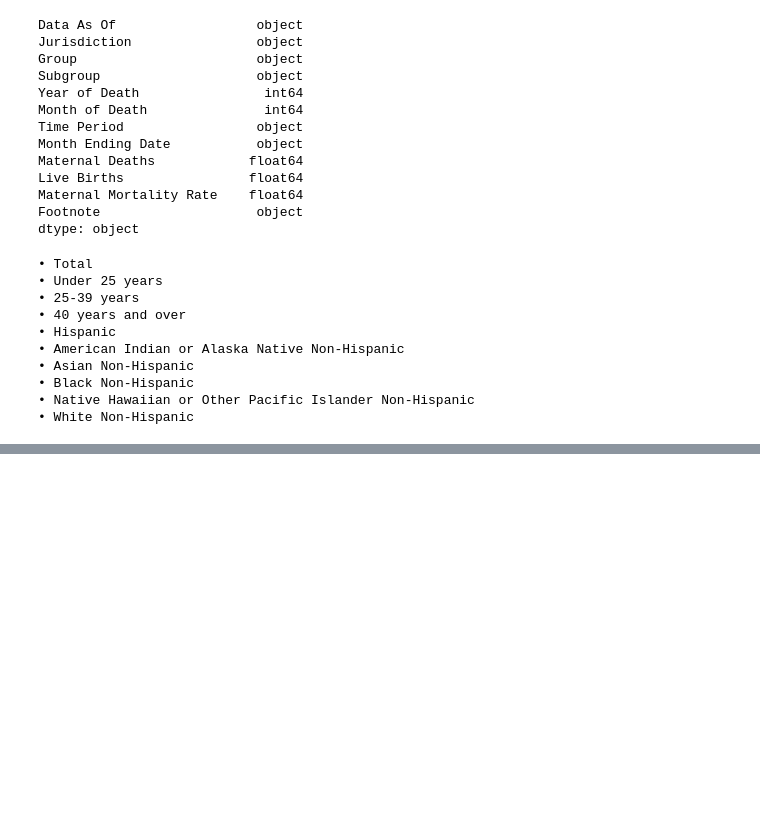
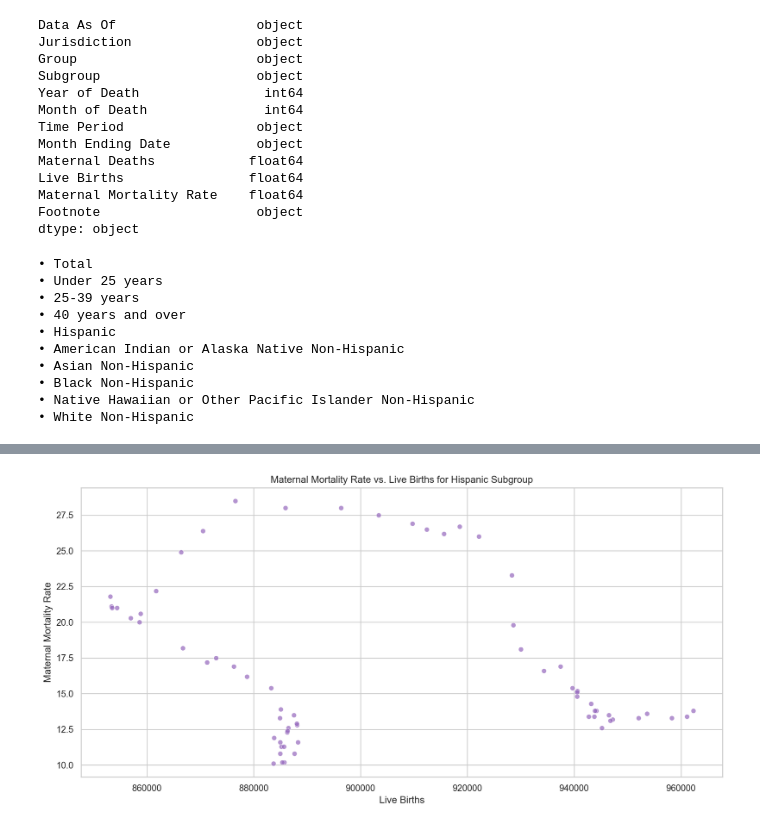
Before and after one commit to anaboulay/PUBH1142, a Jupyter notebook: PUBH 1142 maternal health project.ipynb, the cells around one changed output, grey strips where cells are left out. Cells and saved outputs as stored; diff of their text form; code cells hidden in the pictures; blank space fills up the shorter version.

```diff
--- a/PUBH 1142 maternal health project.ipynb
+++ b/PUBH 1142 maternal health project.ipynb
@@ -608,0 +235,15 @@ memory usage: 62.0+ KB
+# %%
+# Create a scatter plot of Maternal Mortality Rate vs. Live Births for Hispanic subgroup
+plt.figure(figsize=(12, 6))
+# Filter data for Hispanic subgroup
+hispanic_data = maternal[maternal['Subgroup'] == 'Hispanic']
+# Create scatter plot for Hispanic subgroup
+sns.scatterplot(data=hispanic_data, x='Live Births', y='Maternal Mortality Rate',
+                color=subgroup_colors['Hispanic'], alpha=0.7)
+plt.title("Maternal Mortality Rate vs. Live Births for Hispanic Subgroup")
+plt.xlabel("Live Births")
+plt.ylabel("Maternal Mortality Rate")
+plt.tight_layout()
+plt.show()
+# %% [output]
+[figure, added]
```
Also changed, not shown: parts of 61 cells of this notebook.
